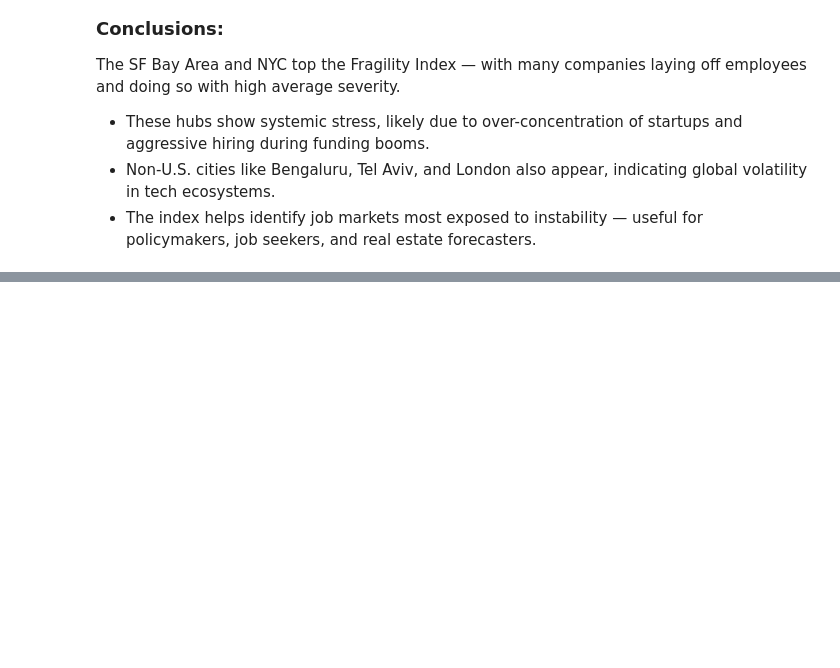
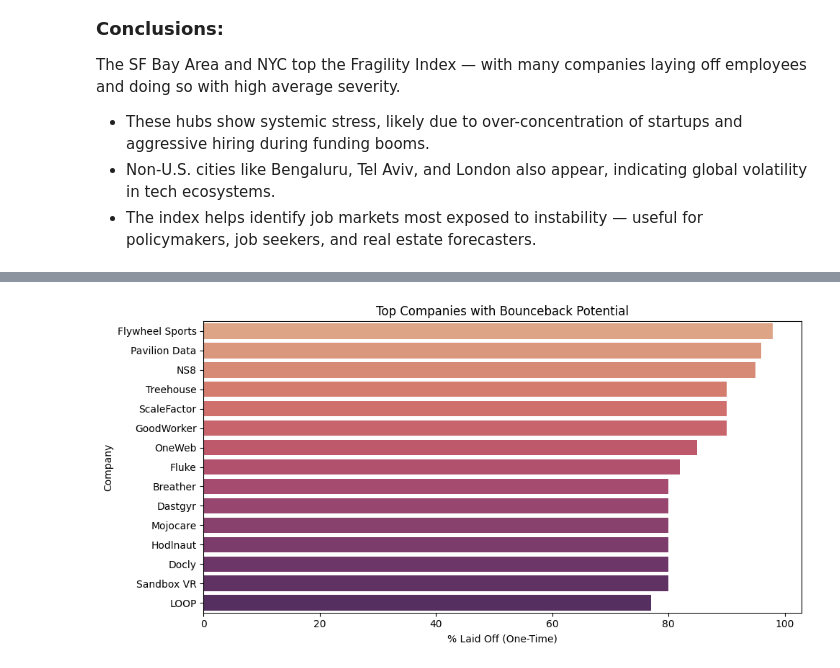
Before and after one commit to Tushar-9802/Tech-Layoffs-Analysis, a Jupyter notebook: EDA.ipynb, the cells around one changed output, grey strips where cells are left out. Cells and saved outputs as stored; diff of their text form; code cells hidden in the pictures; blank space fills up the shorter version.

```diff
--- a/EDA.ipynb
+++ b/EDA.ipynb
@@ -612,0 +699,28 @@ The SF Bay Area and NYC top the Fragility Index — with many companies laying o
+# %%
+# Step 1: Filter events with high % laid off
+df_bounce = df.copy()
+df_bounce = df_bounce[(df_bounce['percentage_laid_off'] >= 30)]
+df_bounce = df_bounce[df_bounce['percentage_laid_off'] < 100]
+
+
+# Step 2: Get companies who only had one layoff event
+layoff_counts = df.groupby('company').size().reset_index(name='num_events')
+one_layoff = layoff_counts[layoff_counts['num_events'] == 1]['company']
+
+# Step 3: Filter companies whose layoff happened before 2024
+df_bounce = df_bounce[df_bounce['company'].isin(one_layoff)]
+df_bounce = df_bounce[df_bounce['date'] < pd.Timestamp("2024-07-01")]
+
+# Step 4: Select top examples
+df_bounce = df_bounce.sort_values('percentage_laid_off', ascending=False).drop_duplicates('company').head(15)
+
+# Plot
+plt.figure(figsize=(10, 5))
+sns.barplot(x='percentage_laid_off', y='company', data=df_bounce, palette='flare')
+plt.title("Top Companies with Bounceback Potential")
+plt.xlabel("% Laid Off (One-Time)")
+plt.ylabel("Company")
+plt.tight_layout()
+plt.show()
+# %% [output]
+[figure, added]
```
Also changed, not shown: parts of 14 cells of this notebook.
